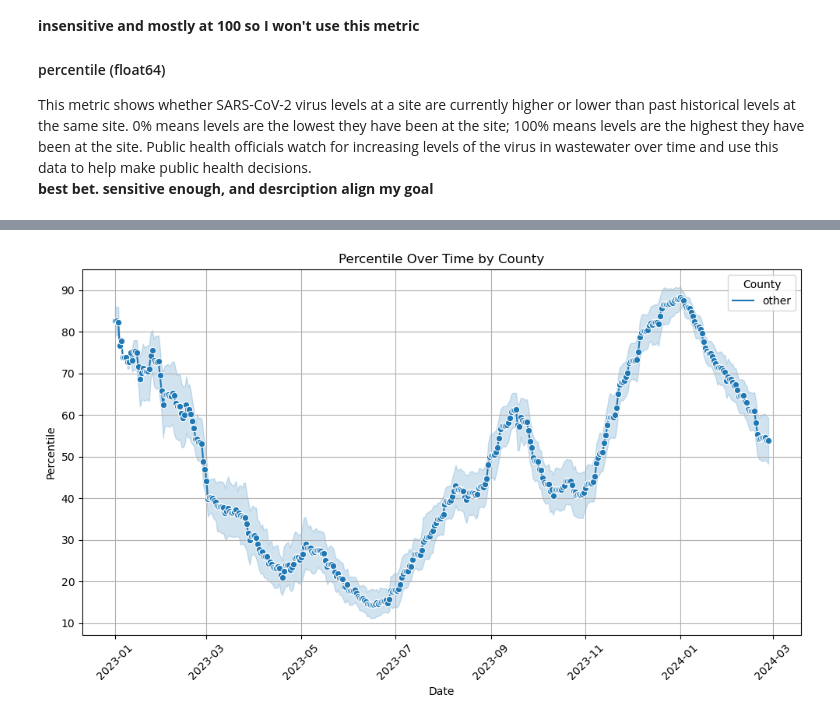
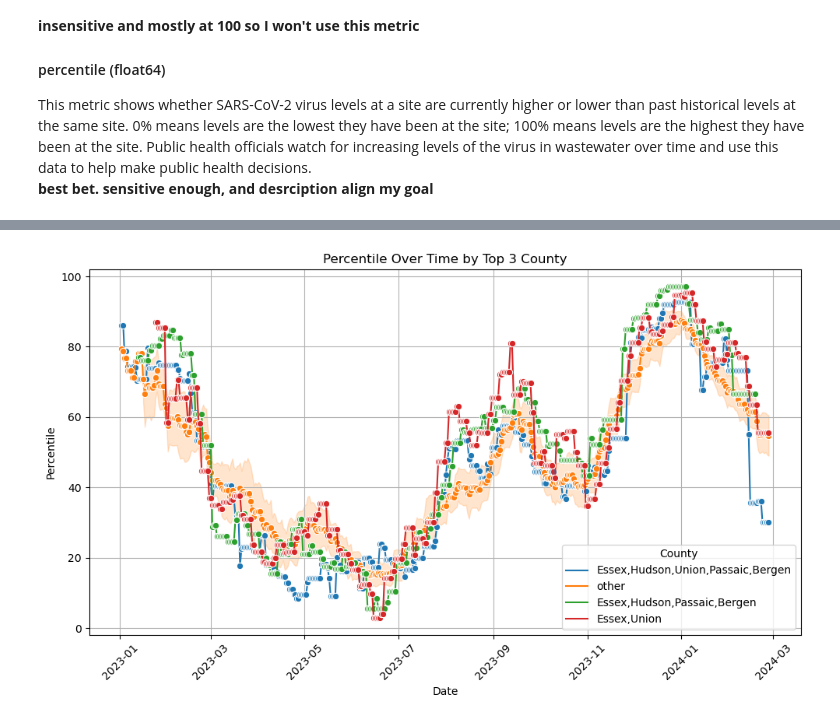
Before and after one commit to chinhenglu/covid_in_2024, a Jupyter notebook: covid.ipynb, the cells around one changed output, grey strips where cells are left out. Cells and saved outputs as stored; diff of their text form; code cells hidden in the pictures.

```diff
--- a/covid.ipynb
+++ b/covid.ipynb
@@ -36,12 +36,12 @@ df['first_sample_date'] = pd.to_datetime(df['first_sample_date'])
 # df['log_ptc_15d'] = np.log(df['ptc_15d'])
 
 # filter to 2024 data and check the shape again
-df = df[ (df['date_start']>= '2023-01-01')].sort_values(by='date_start')
-df_nj = df[ (df['date_start']>= '2023-01-01') & (df['reporting_jurisdiction'] == 'New Jersey')].sort_values(by='date_start')
-df_mx = df[ (df['date_start']>= '2023-01-01') & (df['reporting_jurisdiction'] == 'New Jersey') & (df['county_names']=='Middlesex,Somerset,Union')].sort_values(by='date_start')
+df = df[ (df['date_start']>= '2022-01-01') & (df['percentile']<=100)].sort_values(by='date_start')
+df_nj = df[ (df['date_start']>= '2022-01-01') & (df['reporting_jurisdiction'] == 'New Jersey')].sort_values(by='date_start')
+df_mx = df[ (df['date_start']>= '2022-01-01') & (df['reporting_jurisdiction'] == 'New Jersey') & (df['county_names']=='Middlesex,Somerset,Union')].sort_values(by='date_start')
 
-print('number of samples since 2023', df.shape)
-print('number of samples for NJ since 2023', df_nj.shape)
+print('number of samples since 2022', df.shape)
+print('number of samples for NJ since 2022', df_nj.shape)
 print('number of samples for Middlesex, Somerset, Union since 2023', df_mx.shape)
 
 # pull the records and take a look
@@ -202,10 +176,10 @@ df_nj.sample(10)
 # %%
 top_population_county = df_nj.groupby('county_names', as_index=0)[['population_served']].mean().sort_values('population_served', ascending=False)
-top_population_county
+print(top_population_county)
 
 # Function to determine county_top_5
 def determine_county(population, county_name):
-    if population > 500000:
+    if population > 1000000:
         return county_name
     else:
         return 'other'
@@ -229,11 +220,0 @@ df_nj.sample(10)
-# %%
-top_pct_county = df_nj.groupby('county_names', as_index=0)[['percentile']].mean().sort_values('percentile', ascending=False)
-
-top_5 = top_pct_county.head()['county_names']
-
-print(top_5)
-
-# Create a new column 'county' where only top 5 counties are named, the rest are labeled as 'other'
-df_nj['county_group'] = df['county_names'].apply(lambda x: x if x in top_5 else 'other')
-
-df_nj.head(30)
@@ -264,19 +221,19 @@ Name: county_names, dtype: object
 # %%
 # bring ing multiple county and only look at percentiles
 
 # Plotting with Seaborn
 plt.figure(figsize=(10, 6))
-sns.lineplot(data=df_nj, x='date_start', y='percentile', hue='county_group', marker='o')
+sns.lineplot(data=df_nj[df_nj['date_start']>'2023-01-01'], x='date_start', y='percentile', hue='county_top_5', marker='o')
 
-plt.title('Percentile Over Time by County')
+plt.title('Percentile Over Time by Top 3 County')
 plt.xlabel('Date')
 plt.ylabel('Percentile')
 plt.legend(title='County')
 
 plt.xticks(rotation=45)
 plt.grid(True)
 plt.tight_layout()
 
 plt.show()
 # %% [output]
-[figure, old version]
+[figure, new version]
```
Also changed, not shown: parts of 26 cells of this notebook.
